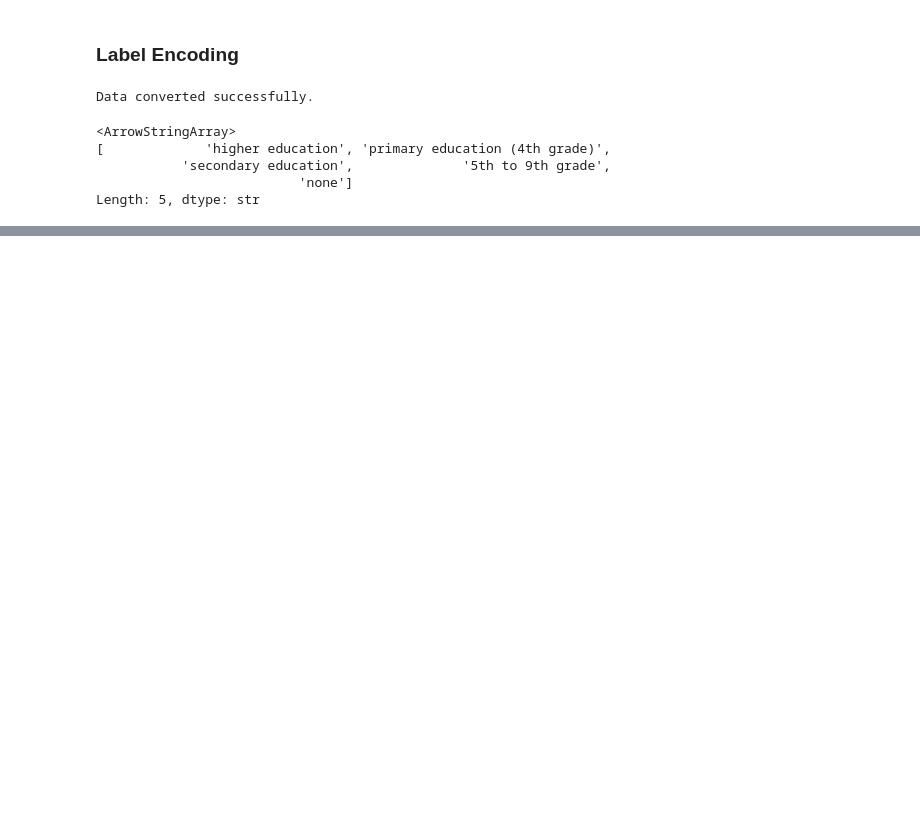
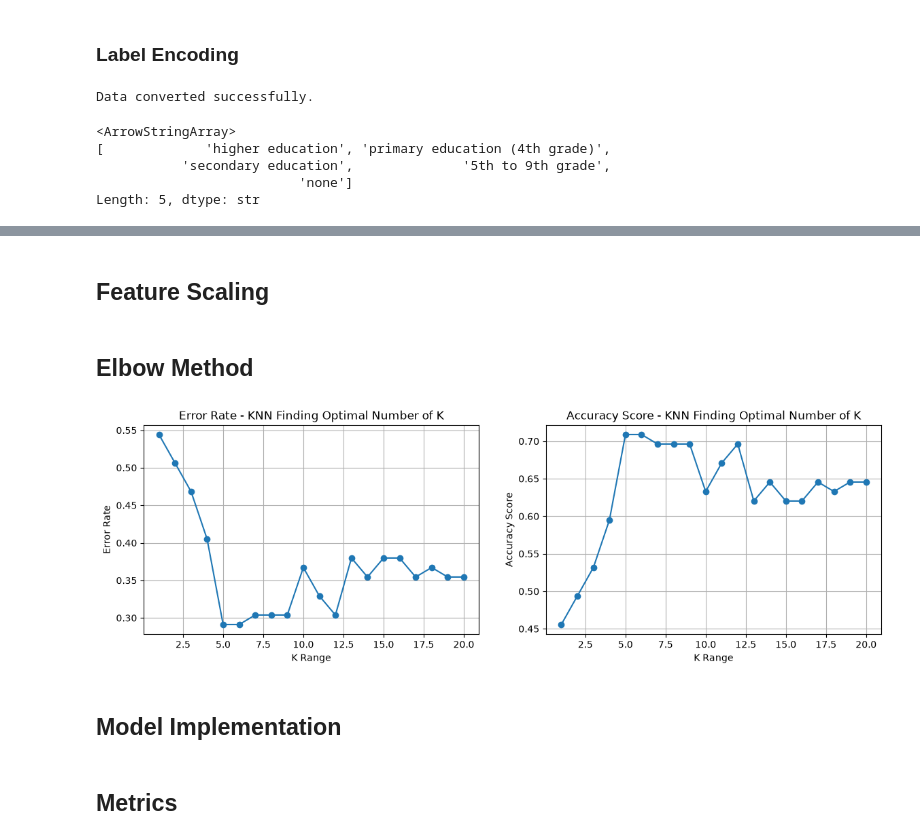
Before and after one commit to RusanMaharjan/Data-Science---8, a Jupyter notebook: KNN.ipynb, the cells around one changed output, grey strips where cells are left out. Cells and saved outputs as stored; diff of their text form; code cells hidden in the pictures; blank space fills up the shorter version.

Commit message:
KNN Model Implementation and Cross validation using Stratified K Fold and Grid SEarch CV

```diff
--- a/KNN.ipynb
+++ b/KNN.ipynb
@@ -118,0 +150,3 @@ df
+# %%
+X = df[features]
+Y = df[target]
@@ -118,0 +155,45 @@ df
+# %%
+X_train, X_test, Y_train, Y_test = train_test_split(
+    X, Y, test_size=0.2, random_state=42, stratify=Y
+)
+# %% [markdown]
+## Feature Scaling
+# %%
+scaler = StandardScaler()
+X_train_scale = scaler.fit_transform(X_train)
+X_test_scale = scaler.transform(X_test)
+# %% [markdown]
+## Elbow Method
+# %%
+k_range = range(1, 21)
+error_rate = []
+acc_score = []
+
+for i in k_range:
+    knn = KNeighborsClassifier(n_neighbors=i, n_jobs=1)
+    knn.fit(X_train_scale, Y_train)
+    knn_pred = knn.predict(X_test_scale)
+    error_rate.append(np.mean(Y_test != knn_pred))
+    acc_score.append(accuracy_score(Y_test, knn_pred))
+# %%
+fig, axes = plt.subplots(1, 2, figsize=(14, 4))
+
+ax1 = axes[0]
+ax1.plot(k_range, error_rate, marker='o')
+ax1.set_xlabel('K Range')
+ax1.set_ylabel('Error Rate')
+ax1.set_title('Error Rate - KNN Finding Optimal Number of K')
+ax1.grid()
+
+ax2 = axes[1]
+ax2.plot(k_range, acc_score, marker='o')
+ax2.set_xlabel('K Range')
+ax2.set_ylabel('Accuracy Score')
+ax2.set_title('Accuracy Score - KNN Finding Optimal Number of K')
+ax2.grid()
+
+plt.show()
+# %% [output]
+[figure, added]
+# %% [markdown]
+## Model Implementation
@@ -118,0 +205,2 @@ df
+# %% [markdown]
+## Metrics
```
Also changed, not shown: parts of 27 cells of this notebook, 4 other files.
